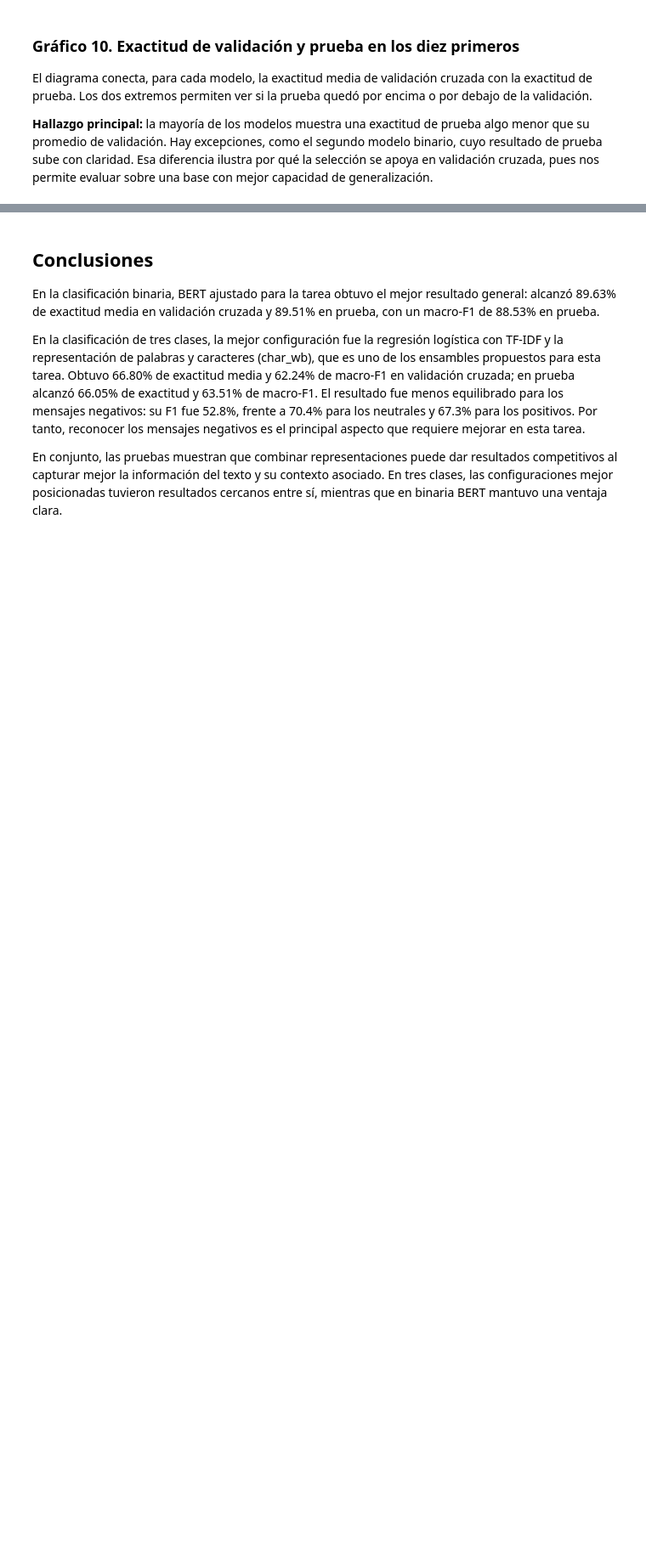
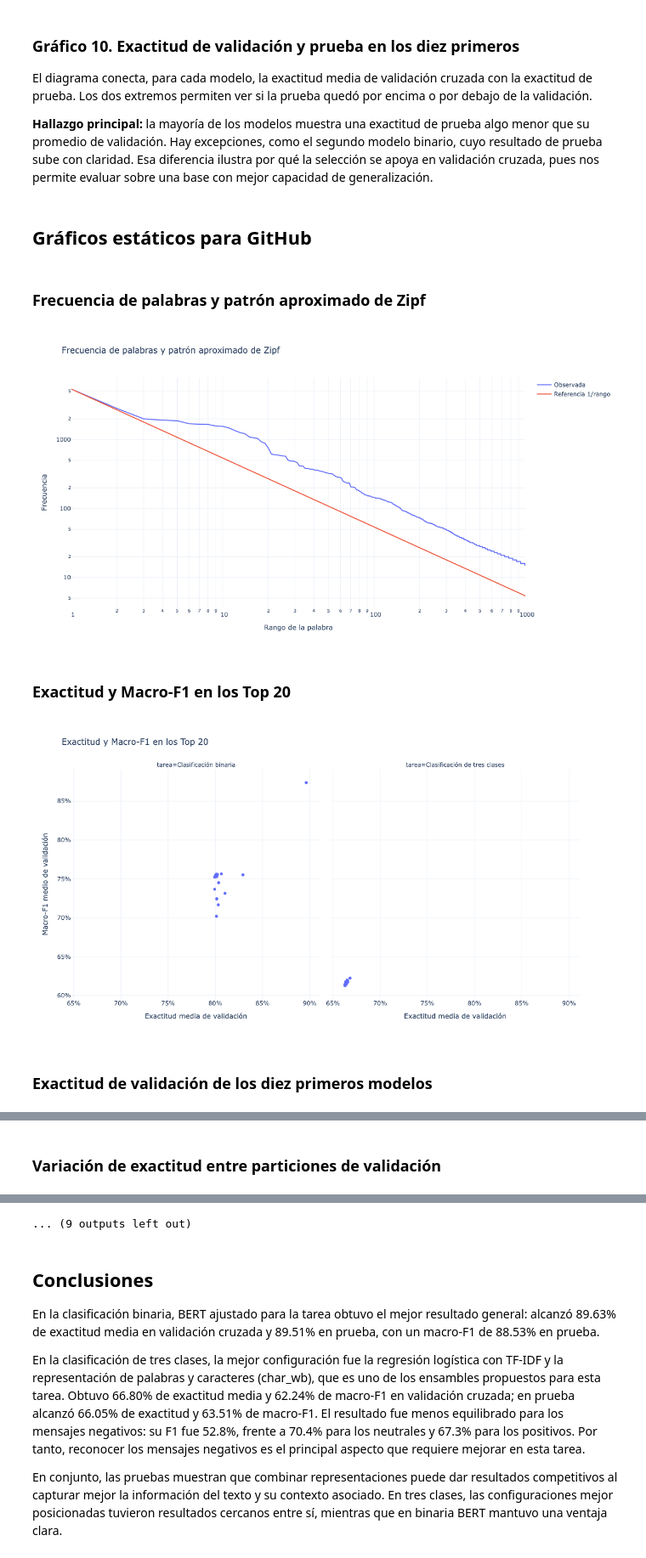
Before and after one commit to DanAG-Am/AI_Projects, a Jupyter notebook: TC3009/PLN/01 PLN Techniques/A01029277.AmilkaDanielaLopezAguilar.Part2.ipynb, the cells around one changed output, grey strips where cells are left out. Shown at 85% size. Drawn from its saved outputs; the diff is of its cells as text; code cells hidden in the pictures; blank space fills up the shorter version.

```diff
--- a/TC3009/PLN/01 PLN Techniques/A01029277.AmilkaDanielaLopezAguilar.Part2.ipynb
+++ b/TC3009/PLN/01 PLN Techniques/A01029277.AmilkaDanielaLopezAguilar.Part2.ipynb
@@ -523,6 +523,9 @@ import sys
 import numpy as np
 import pandas as pd
 import plotly.express as px
+import plotly.io as pio
+
+pio.renderers.default = "plotly_mimetype+png"
 
 search_bases = [Path.cwd(), *Path.cwd().parents]
 project_dir = next(
@@ -889,3 +892,47 @@ fig.add_shape(
 fig.update_xaxes(range=[0.6, 1], tickformat=".0%")
 fig.update_yaxes(range=[0.6, 1], tickformat=".0%")
 fig.show()
+# %%
+import json
+import subprocess
+
+from IPython.display import Image, Markdown, display
+import plotly.io as pio
+
+notebook_path = "./A01029277.AmilkaDanielaLopezAguilar.Part2.ipynb"
+committed_notebook = json.loads(
+    subprocess.check_output(["git", "show", f"HEAD^:{notebook_path}"])
+)
+plotly_outputs = [
+    output["data"]["application/vnd.plotly.v1+json"]
+    for cell in committed_notebook["cells"]
+    for output in cell.get("outputs", [])
+    if "application/vnd.plotly.v1+json" in output.get("data", {})
+]
+plot_titles = [
+    "Frecuencia de palabras y patrón aproximado de Zipf",
+    "Exactitud y Macro-F1 en los Top 20",
+    "Exactitud de validación de los diez primeros modelos",
+    "Variación de exactitud entre particiones de validación",
+    "Matriz de confusión del primer modelo de tres clases",
+    "Diferencia entre prueba y validación cruzada",
+    "Distribución de Macro-F1 en prueba",
+    "F1 por clase en los mejores modelos",
+    "Macro-F1 de validación según el puesto",
+    "Exactitud de validación y prueba",
+]
+if len(plotly_outputs) != len(plot_titles):
+    raise ValueError(f"Se esperaban 10 figuras y se encontraron {len(plotly_outputs)}.")
+
+display(Markdown("## Gráficos estáticos para GitHub"))
+for title, plotly_data in zip(plot_titles, plotly_outputs):
+    display(Markdown(f"### {title}"))
+    figure = pio.from_json(json.dumps(plotly_data))
+    display(Image(data=figure.to_image(format="png", width=1200, height=650)))
+# %% [output]
+## Gráficos estáticos para GitHub
+### Frecuencia de palabras y patrón aproximado de Zipf
+[figure, added]
+### Exactitud y Macro-F1 en los Top 20
+[figure, added]
+### Exactitud de validación de los diez primeros modelos
@@ -891,0 +940 @@ fig.show()
+### Variación de exactitud entre particiones de validación
@@ -892,3 +945,4 @@ fig.show()
+... (9 outputs left out)
 # %% [markdown]
 ## Conclusiones
 
```
Also changed, not shown: parts of 1 cell of this notebook.
